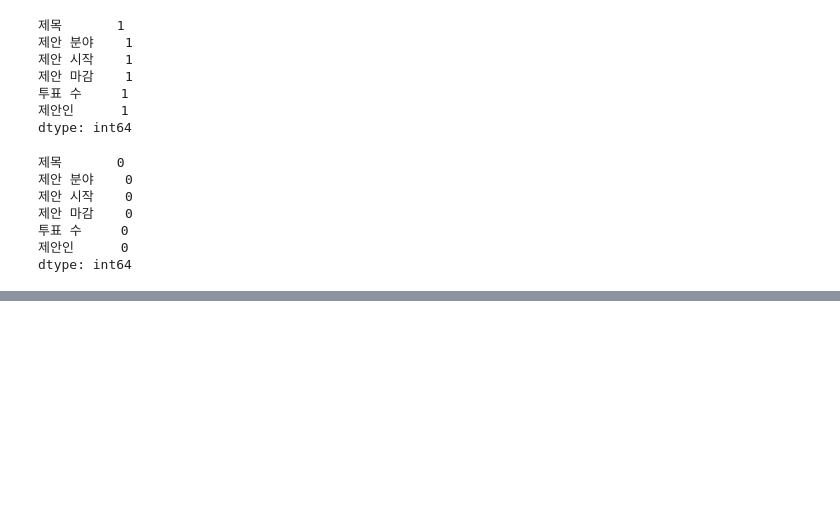
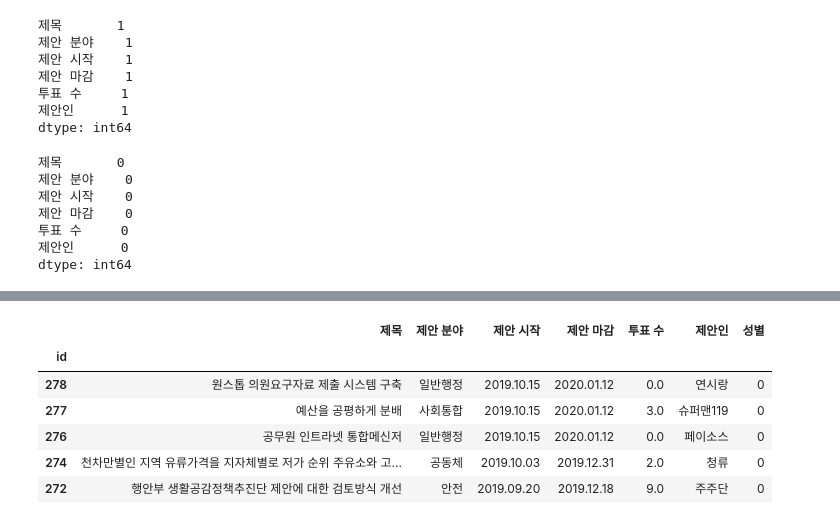
Before and after one commit to startergate-learns-stuff/Learn-DataScience, a Jupyter notebook: source_code/0522_ex2_3220최호승.ipynb, the cells around one changed output, grey strips where cells are left out. Cells and saved outputs as stored; diff of their text form; code cells hidden in the pictures; blank space fills up the shorter version.

```diff
--- a/source_code/0522_ex2_3220최호승.ipynb
+++ b/source_code/0522_ex2_3220최호승.ipynb
@@ -130,3 +130,6 @@ df.isna().sum()
 투표 수     0
 제안인      0
 dtype: int64
+# %%
+df.loc[216] = np.nan
+df.loc[216]
@@ -132,0 +175,11 @@ dtype: int64
+# %%
+df['성별'] = 0
+df.head()
+# %% [output]
+|  | 제목 | 제안 분야 | 제안 시작 | 제안 마감 | 투표 수 | 제안인 | 성별 |
+| id |  |  |  |  |  |  |  |
+| 278 | 원스톱 의원요구자료 제출 시스템 구축 | 일반행정 | 2019.10.15 | 2020.01.12 | 0.0 | 연시랑 | 0 |
+| 277 | 예산을 공평하게 분배 | 사회통합 | 2019.10.15 | 2020.01.12 | 3.0 | 슈퍼맨119 | 0 |
+| 276 | 공무원 인트라넷 통합메신저 | 일반행정 | 2019.10.15 | 2020.01.12 | 0.0 | 페이소스 | 0 |
+| 274 | 천차만별인 지역 유류가격을 지자체별로 저가 순위 주유소와 고... | 공동체 | 2019.10.03 | 2019.12.31 | 2.0 | 청류 | 0 |
+| 272 | 행안부 생활공감정책추진단 제안에 대한 검토방식 개선 | 안전 | 2019.09.20 | 2019.12.18 | 9.0 | 주주단 | 0 |
```
Also changed, not shown: parts of 13 cells of this notebook, 1 other file.
